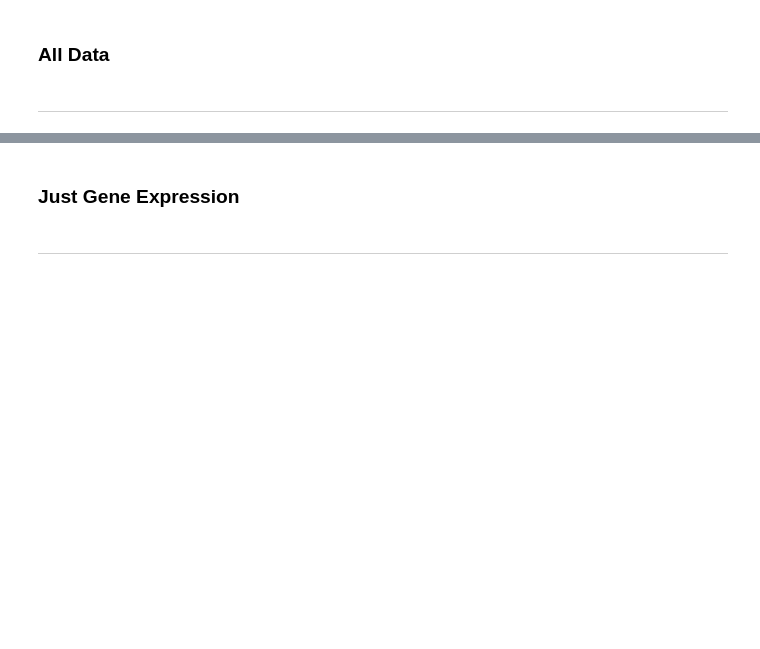
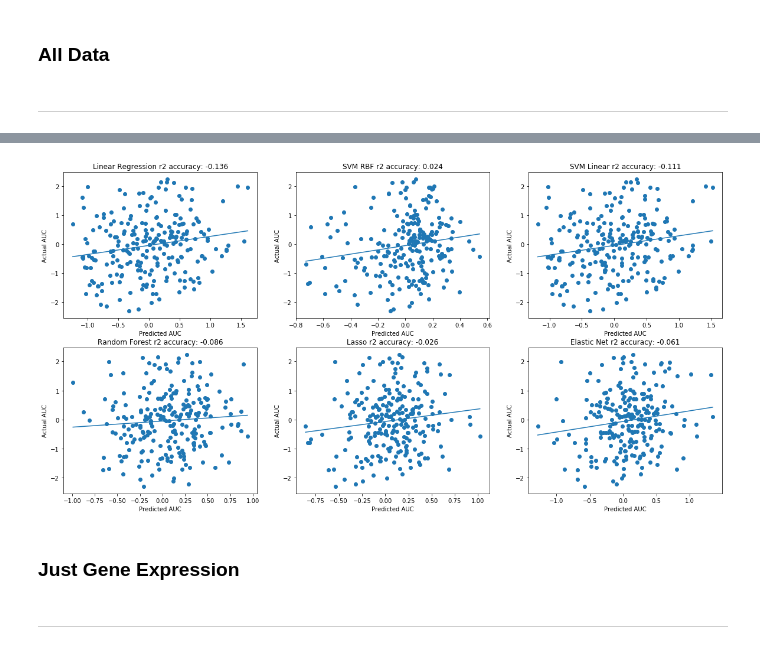
Before and after one commit to charlesriver/radiation, a Jupyter notebook: Gene Expression v01.ipynb, the cells around one changed output, grey strips where cells are left out. Cells and saved outputs as stored; diff of their text form; code cells hidden in the pictures; blank space fills up the shorter version.

```diff
--- a/Gene Expression v01.ipynb
+++ b/Gene Expression v01.ipynb
@@ -242,26 +249,28 @@ ax[1,2] = draw_plot (ax[1,2], y_pred_net, "Elastic Net", r2_net)
 # %%
 all_onehot_scaled = preprocessing.scale(all_binary)
 master_auc_scaled = preprocessing.scale(auc_lst)
 
 x_train, x_test, y_train, y_test = train_test_split(all_onehot_scaled, master_auc_scaled, test_size=0.5, random_state=42)
 y_test = y_test.flatten()
 y_train = y_train.flatten()
 
 # calculated r_2 values
-linreg_y_pred, r2_linreg = test_model (linreg)
-svr_rbf_y_pred, r2_svr_rbf = test_model (svr_rbf)
-svr_lin_y_pred, r2_svr_lin = test_model (svr_lin)
-rf_y_pred, r2_rf = test_model (rf)
-y_pred_lasso, r2_lasso = test_model (lasso)
-y_pred_net, r2_net = test_model (net)
+linreg_y_pred_binary, r2_linreg_binary = test_model (linreg)
+svr_rbf_y_pred_binary, r2_svr_rbf_binary = test_model (svr_rbf)
+svr_lin_y_pred_binary, r2_svr_lin_binary = test_model (svr_lin)
+rf_y_pred_binary, r2_rf_binary = test_model (rf)
+y_pred_lasso_binary, r2_lasso_binary = test_model (lasso)
+y_pred_net_binary, r2_net_binary = test_model (net)
 
 fig_all, ax = plt.subplots(2, 3, figsize=(20, 10))
-ax[0,0] = draw_plot (ax[0,0], linreg_y_pred, "Linear Regression", r2_linreg)
-ax[0,1] = draw_plot (ax[0,1], svr_rbf_y_pred, "SVM RBF", r2_svr_rbf)
-ax[0,2] = draw_plot (ax[0,2], svr_lin_y_pred, "SVM Linear", r2_svr_lin)
-ax[1,0] = draw_plot (ax[1,0], rf_y_pred, "Random Forest", r2_rf)
-ax[1,1] = draw_plot (ax[1,1], y_pred_lasso, "Lasso", r2_lasso)
-ax[1,2] = draw_plot (ax[1,2], y_pred_net, "Elastic Net", r2_net)
+ax[0,0] = draw_plot (ax[0,0], linreg_y_pred_binary, "Linear Regression", r2_linreg_binary)
+ax[0,1] = draw_plot (ax[0,1], svr_rbf_y_pred_binary, "SVM RBF", r2_svr_rbf_binary)
+ax[0,2] = draw_plot (ax[0,2], svr_lin_y_pred_binary, "SVM Linear", r2_svr_lin_binary)
+ax[1,0] = draw_plot (ax[1,0], rf_y_pred_binary, "Random Forest", r2_rf_binary)
+ax[1,1] = draw_plot (ax[1,1], y_pred_lasso_binary, "Lasso", r2_lasso_binary)
+ax[1,2] = draw_plot (ax[1,2], y_pred_net_binary, "Elastic Net", r2_net_binary)
+# %% [output]
+[figure, added]
 # %% [markdown]
 ### Just Gene Expression
 # %% [markdown]
```
Also changed, not shown: parts of 17 cells of this notebook.
